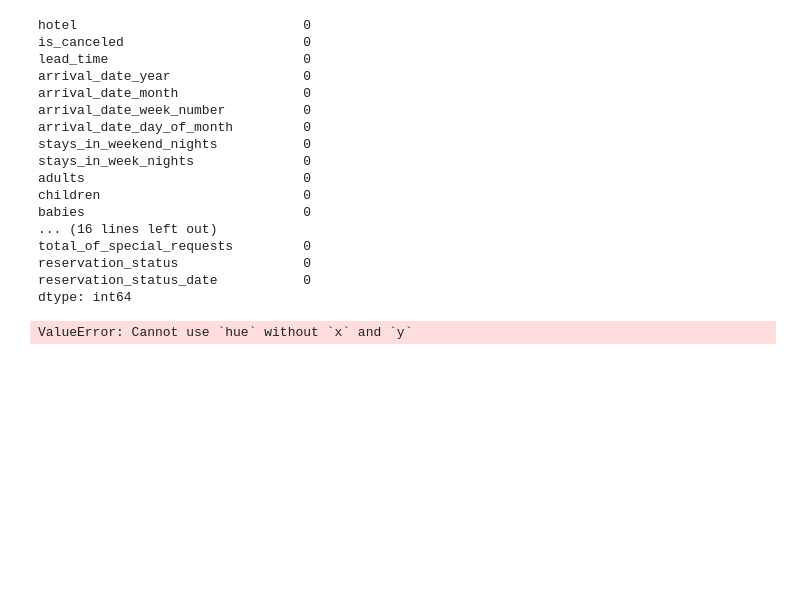
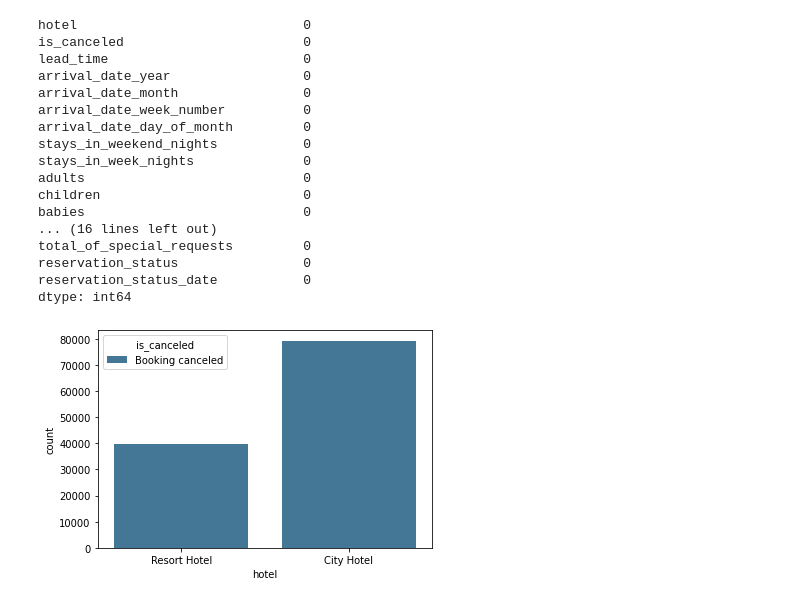
Before and after one commit to dddpower/causal-inference, a Jupyter notebook: kaggle/Untitled.ipynb, the cells around one changed output. Cells and saved outputs as stored; diff of their text form; code cells hidden in the pictures; blank space fills up the shorter version.

```diff
--- a/kaggle/Untitled.ipynb
+++ b/kaggle/Untitled.ipynb
@@ -132,7 +132,7 @@ dataset['previous_cancellations'] = np.where(dataset['previous_cancellations'] =
 dataset["different_room_assigned"] = np.where(dataset["reserved_room_type"] == dataset["assigned_room_type"], 0, 1)
 dataset.drop(['assigned_room_type', "reserved_room_type"], axis=1, inplace=True)
 # %%
-sns.countplot(dataset['hotel'], hue=dataset['is_canceled'], palette='mako')
+sns.countplot(x=dataset['hotel'], hue=dataset['is_canceled'], palette='mako')
 plt.savefig('Type_of_hotel-is_canceled_1.png')
 # %% [output]
-ValueError: Cannot use `hue` without `x` and `y`
+[figure, added]
```
Also changed, not shown: parts of 5 cells of this notebook, 11 other files.
